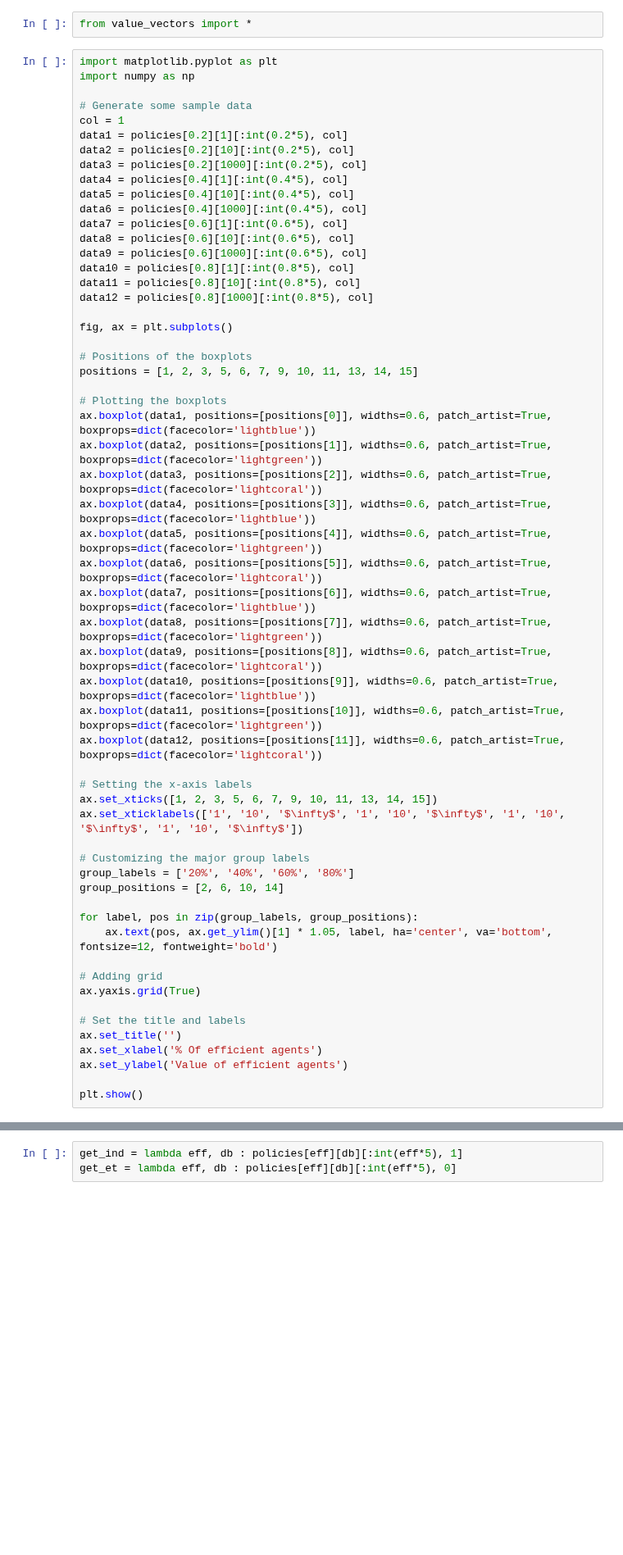
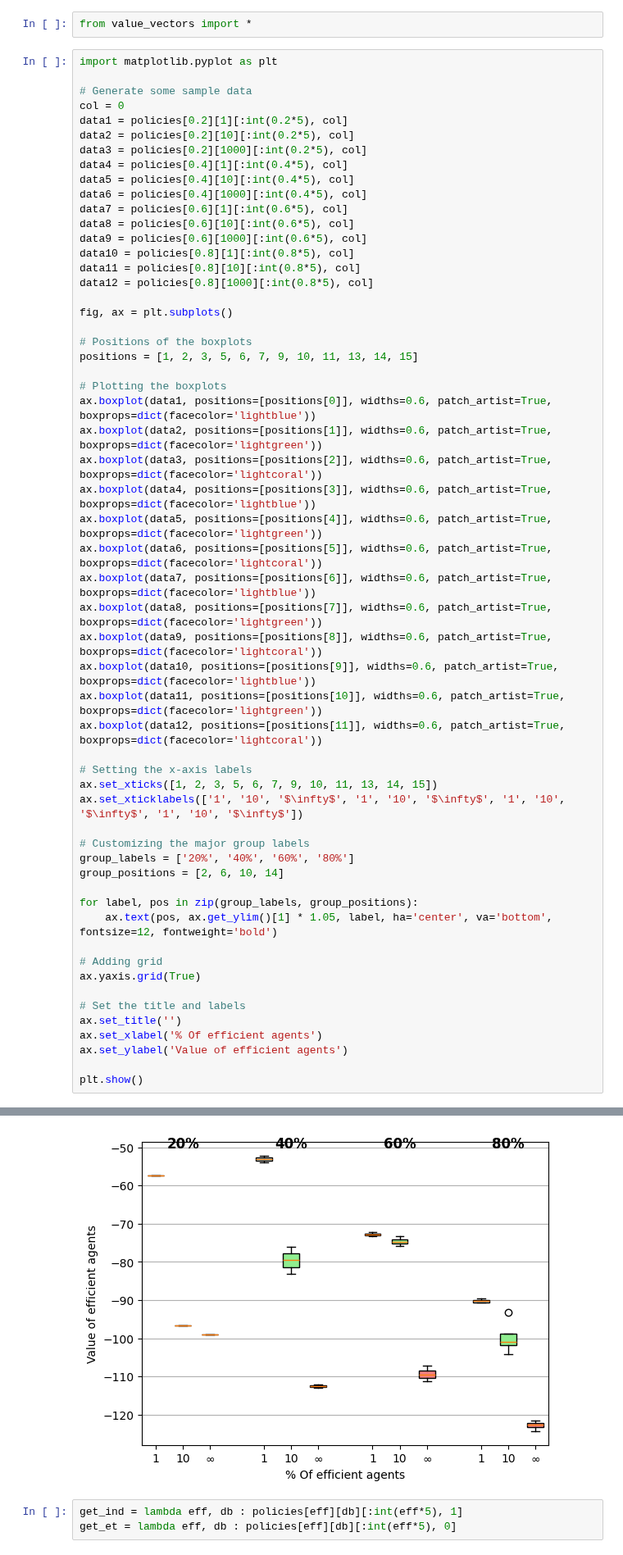
Before and after one commit to maymac00/MAEGG_IPPO, a Jupyter notebook: value_vector_view.ipynb, the cells around one changed output, grey strips where cells are left out. Shown at 82% size. Cells and saved outputs as stored; diff of their text form; blank space fills up the shorter version.

```diff
--- a/value_vector_view.ipynb
+++ b/value_vector_view.ipynb
@@ -2,10 +2,9 @@
 from value_vectors import *
 # %%
 import matplotlib.pyplot as plt
-import numpy as np
 
 # Generate some sample data
-col = 1
+col = 0
 data1 = policies[0.2][1][:int(0.2*5), col]
 data2 = policies[0.2][10][:int(0.2*5), col]
 data3 = policies[0.2][1000][:int(0.2*5), col]
@@ -63,3 +61,4 @@ NameError: name 'policies' is not defined
+[figure, added]
 # %%
 get_ind = lambda eff, db : policies[eff][db][:int(eff*5), 1]
 get_et = lambda eff, db : policies[eff][db][:int(eff*5), 0]
```
Also changed, not shown: parts of 1 cell of this notebook, 6 other files.
